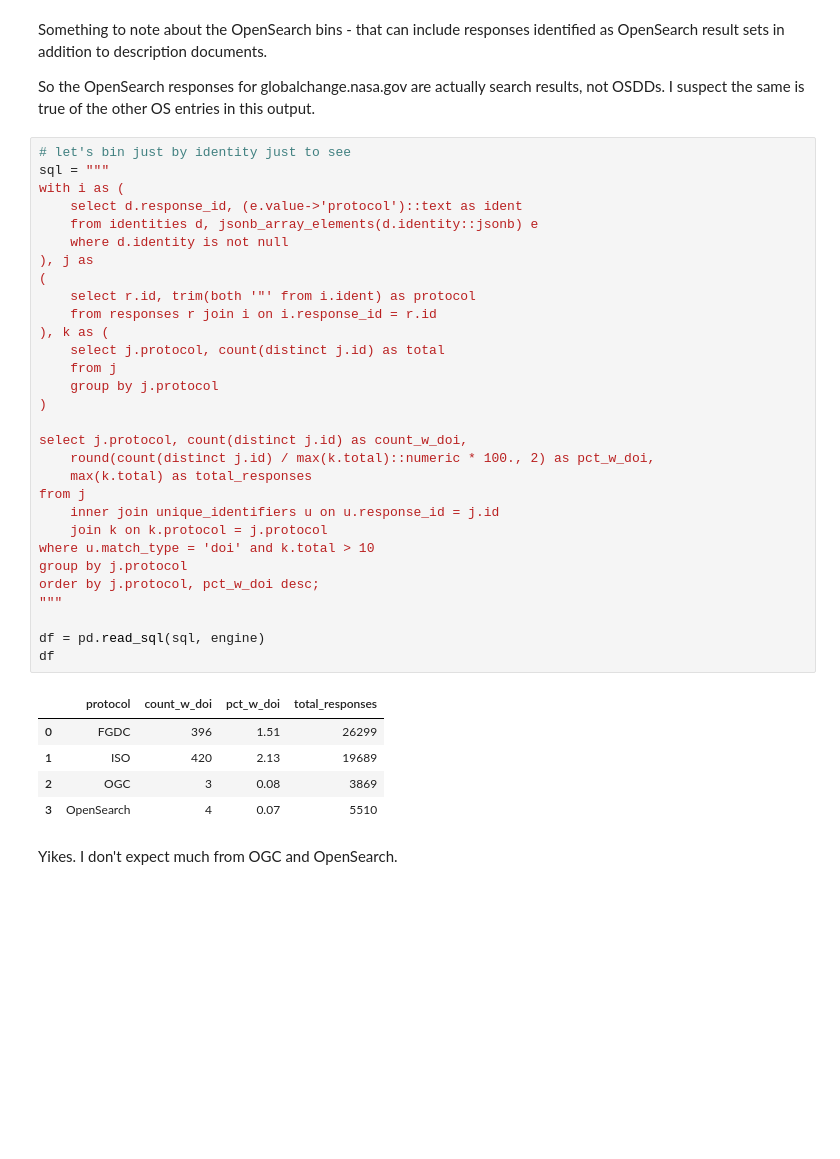
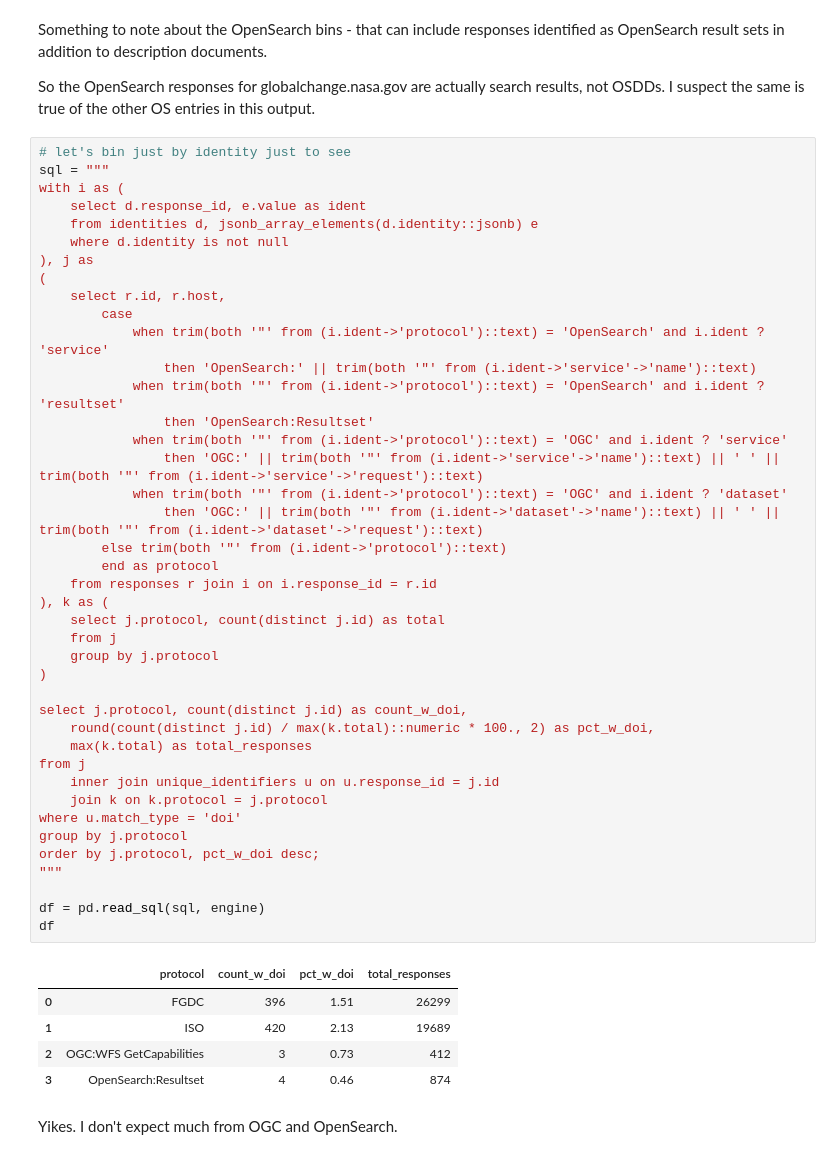
Before and after one commit to b-cube/Response-Identification-Info, a Jupyter notebook: notebooks/Analysis - Identifiers.ipynb, the cells around one changed output. Cells and saved outputs as stored; diff of their text form; blank space fills up the shorter version.

```diff
--- a/notebooks/Analysis - Identifiers.ipynb
+++ b/notebooks/Analysis - Identifiers.ipynb
@@ -326,38 +362,49 @@ So the OpenSearch responses for globalchange.nasa.gov are actually search result
 # let's bin just by identity just to see
 sql = """
 with i as (
-	select d.response_id, (e.value->'protocol')::text as ident
+	select d.response_id, e.value as ident
 	from identities d, jsonb_array_elements(d.identity::jsonb) e
 	where d.identity is not null
 ), j as
 (
-	select r.id, trim(both '"' from i.ident) as protocol
+	select r.id, r.host,
+		case
+			when trim(both '"' from (i.ident->'protocol')::text) = 'OpenSearch' and i.ident ? 'service'
+				then 'OpenSearch:' || trim(both '"' from (i.ident->'service'->'name')::text)
+			when trim(both '"' from (i.ident->'protocol')::text) = 'OpenSearch' and i.ident ? 'resultset'
+				then 'OpenSearch:Resultset'
+			when trim(both '"' from (i.ident->'protocol')::text) = 'OGC' and i.ident ? 'service'
+				then 'OGC:' || trim(both '"' from (i.ident->'service'->'name')::text) || ' ' || trim(both '"' from (i.ident->'service'->'request')::text)
+			when trim(both '"' from (i.ident->'protocol')::text) = 'OGC' and i.ident ? 'dataset'
+				then 'OGC:' || trim(both '"' from (i.ident->'dataset'->'name')::text) || ' ' || trim(both '"' from (i.ident->'dataset'->'request')::text)
+		else trim(both '"' from (i.ident->'protocol')::text)
+		end as protocol
 	from responses r join i on i.response_id = r.id
 ), k as (
 	select j.protocol, count(distinct j.id) as total
 	from j
 	group by j.protocol
 )
 
 select j.protocol, count(distinct j.id) as count_w_doi,
 	round(count(distinct j.id) / max(k.total)::numeric * 100., 2) as pct_w_doi,
 	max(k.total) as total_responses
 from j
 	inner join unique_identifiers u on u.response_id = j.id
 	join k on k.protocol = j.protocol
-where u.match_type = 'doi' and k.total > 10
+where u.match_type = 'doi'
 group by j.protocol
 order by j.protocol, pct_w_doi desc;
 """
 
 df = pd.read_sql(sql, engine)
 df
 # %% [output]
 |  | protocol | count_w_doi | pct_w_doi | total_responses |
 | 0 | FGDC | 396 | 1.51 | 26299 |
 | 1 | ISO | 420 | 2.13 | 19689 |
-| 2 | OGC | 3 | 0.08 | 3869 |
-| 3 | OpenSearch | 4 | 0.07 | 5510 |
+| 2 | OGC:WFS GetCapabilities | 3 | 0.73 | 412 |
+| 3 | OpenSearch:Resultset | 4 | 0.46 | 874 |
 # %% [markdown]
 Yikes. I don't expect much from OGC and OpenSearch.
 # %%
```
Also changed, not shown: parts of 3 cells of this notebook, 2 other files.
